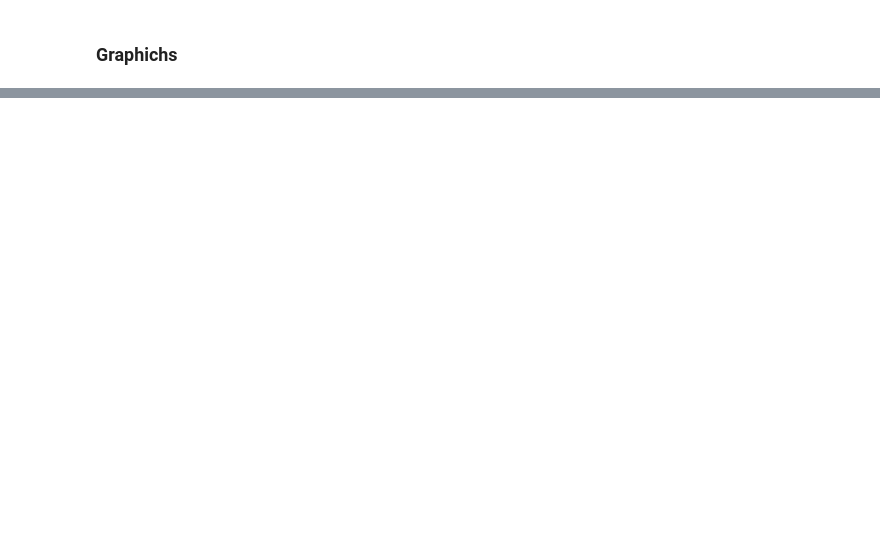
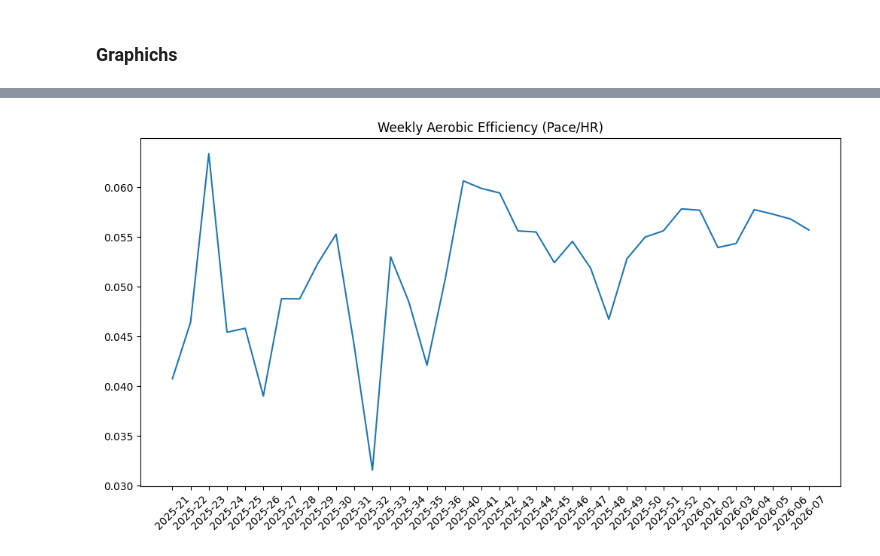
Before and after one commit to AngeloDusu/Strava-running-analysis, a Jupyter notebook: notebooks/weekly_performance.ipynb, the cells around one changed output, grey strips where cells are left out. Cells and saved outputs as stored; diff of their text form; code cells hidden in the pictures; blank space fills up the shorter version.

Commit message:
feb week 2

```diff
--- a/notebooks/weekly_performance.ipynb
+++ b/notebooks/weekly_performance.ipynb
@@ -196,0 +197,26 @@ plt.tight_layout()
+# %%
+runs["distance_km"] = runs["Distance"] / 1000
+runs["duration_min"] = runs["Moving Time"] / 60
+runs["avg_hr"] = runs["Average Heart Rate"]
+
+# Speed m/s → pace min/km
+runs["pace_min_km"] = (1000 / runs["Average Speed"]) / 60
+
+runs["efficiency_ratio"] = runs["pace_min_km"] / runs["avg_hr"]
+
+runs["year_week"] = runs["Activity Date"].dt.strftime("%Y-%U")
+runs["year_month"] = runs["Activity Date"].dt.to_period("M")
+# %%
+weekly_eff = (
+    runs.groupby("year_week")
+    .agg(median_eff=("efficiency_ratio", "median"))
+    .reset_index()
+)
+
+plt.figure(figsize=(12, 6))
+plt.plot(weekly_eff["year_week"], weekly_eff["median_eff"])
+plt.xticks(rotation=45)
+plt.title("Weekly Aerobic Efficiency (Pace/HR)")
+plt.show()
+# %% [output]
+[figure, added]
```
Also changed, not shown: parts of 11 cells of this notebook, 5 other files.
